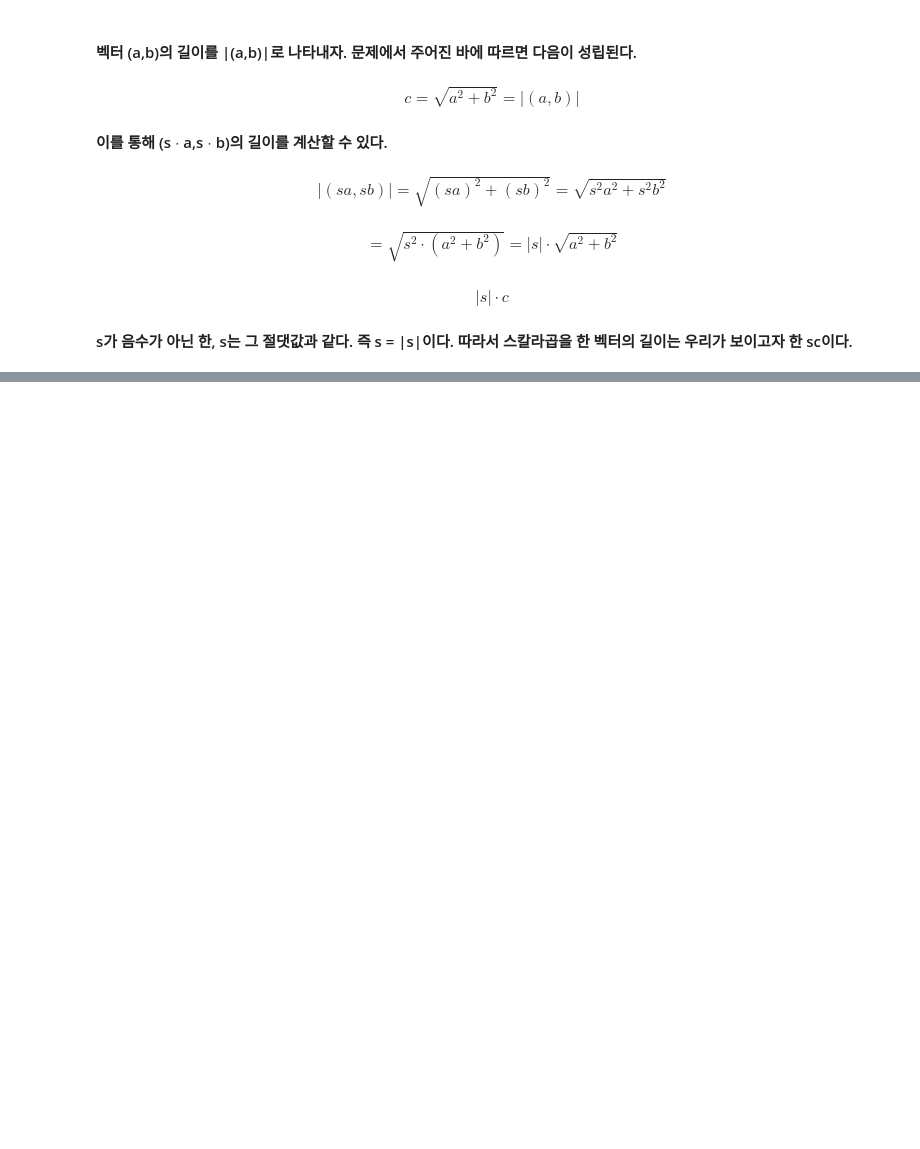
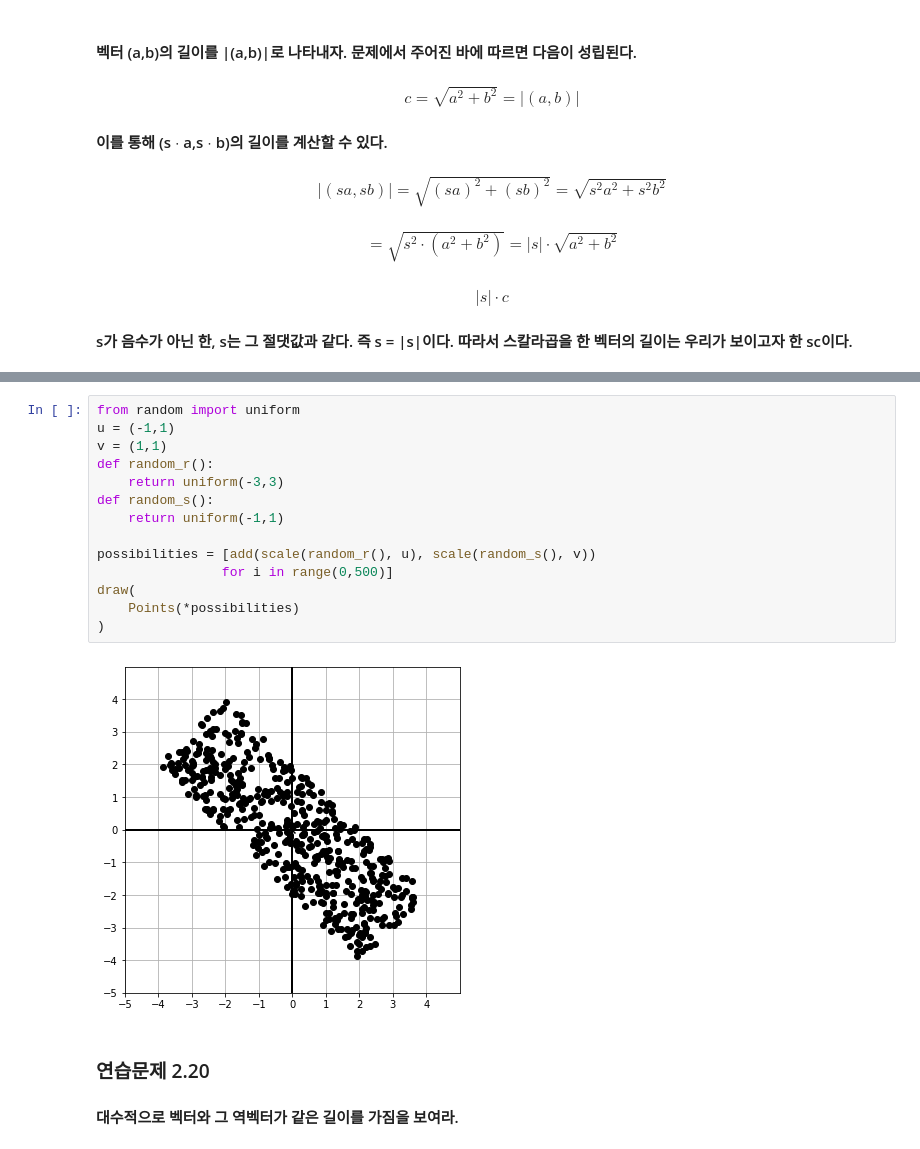
Before and after one commit to lhk6565/Math-for-Programmers, a Jupyter notebook: Part 1/Chapter 02/Chapter 02 Walkthrough.ipynb, the cells around one changed output, grey strips where cells are left out. Saved outputs shown, nothing was run; the diff lists cells and outputs as text; blank space fills up the shorter version.

```diff
--- a/Part 1/Chapter 02/Chapter 02 Walkthrough.ipynb
+++ b/Part 1/Chapter 02/Chapter 02 Walkthrough.ipynb
@@ -220,0 +224,19 @@ def scale(s,v):
+# %%
+from random import uniform
+u = (-1,1)
+v = (1,1)
+def random_r():
+    return uniform(-3,3)
+def random_s():
+    return uniform(-1,1)
+
+possibilities = [add(scale(random_r(), u), scale(random_s(), v))
+                for i in range(0,500)]
+draw(
+    Points(*possibilities)
+)
+# %% [output]
+[figure, added]
+# %% [markdown]
+### 연습문제 2.20
+#### 대수적으로 벡터와 그 역벡터가 같은 길이를 가짐을 보여라.
```
Also changed, not shown: parts of 18 cells of this notebook.
